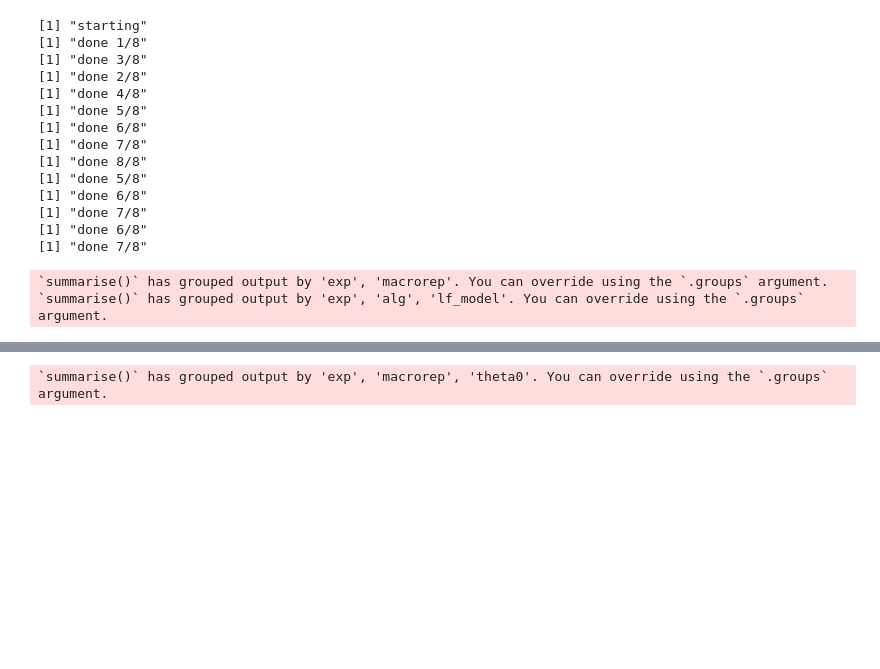
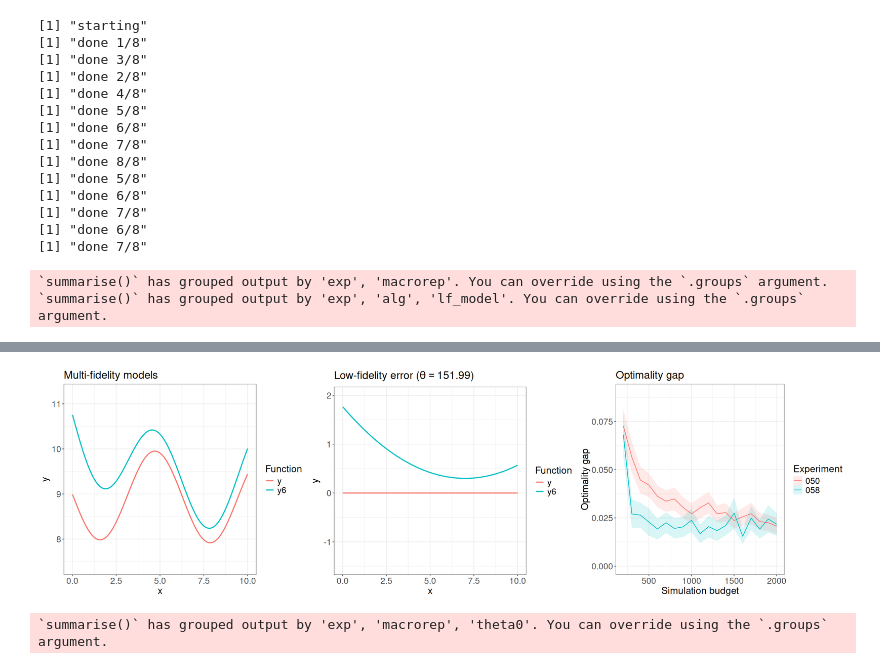
Before and after one commit to grahamburgess3/mf-gmia-experiment, a Jupyter notebook: experiments/analysis.ipynb, the cells around one changed output, grey strips where cells are left out. Saved outputs shown, nothing was run; the diff lists cells and outputs as text; code cells hidden in the pictures; blank space fills up the shorter version.

```diff
--- a/experiments/analysis.ipynb
+++ b/experiments/analysis.ipynb
@@ -428,3 +428,9 @@ plot(summary_data_mfGMIAem,
+# %%
+plot(summary_data_mfGMIAem,
+     c("050","058"),
+     'Optimality gap')
+# %% [output]
+[figure, added]
 # %%
 results %>% filter(exp %in% c("050",
                               "051",
```
Also changed, not shown: parts of 1 cell of this notebook.
